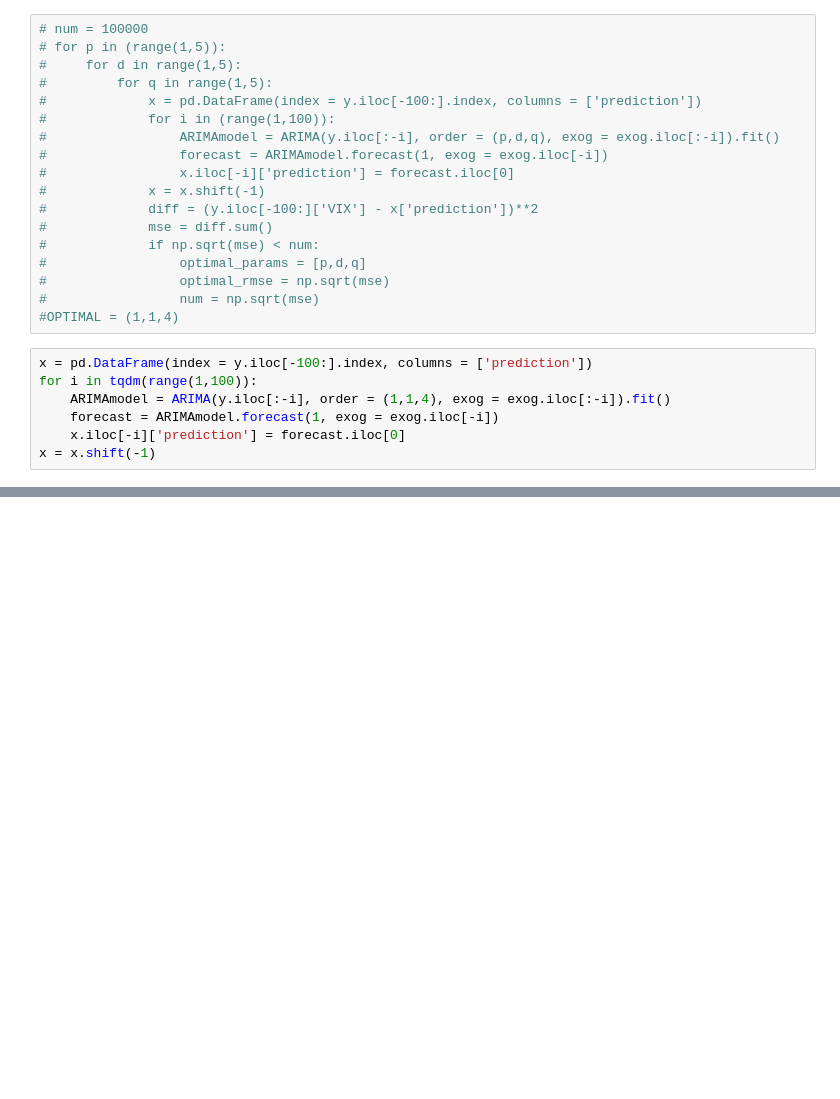
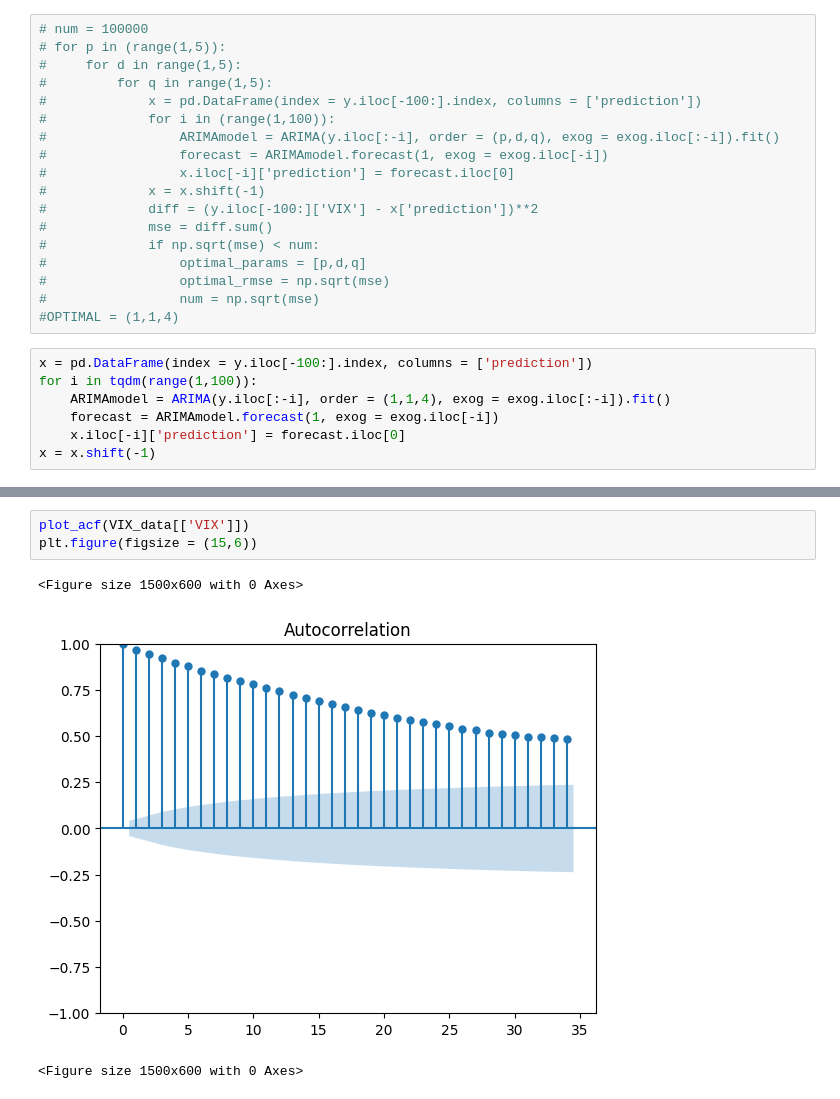
Before and after one commit to tsmcdonnell6604/Quant-Trading-Strategies, a Jupyter notebook: QTS_project.ipynb, the cells around one changed output, grey strips where cells are left out. Cells and saved outputs as stored; diff of their text form; blank space fills up the shorter version.

```diff
--- a/QTS_project.ipynb
+++ b/QTS_project.ipynb
@@ -175,0 +178,7 @@ Text(0, 0.5, 'VIX return')
+# %%
+plot_acf(VIX_data[['VIX']])
+plt.figure(figsize = (15,6))
+# %% [output]
+<Figure size 1500x600 with 0 Axes>
+[figure, added]
+<Figure size 1500x600 with 0 Axes>
```
Also changed, not shown: parts of 4 cells of this notebook.
